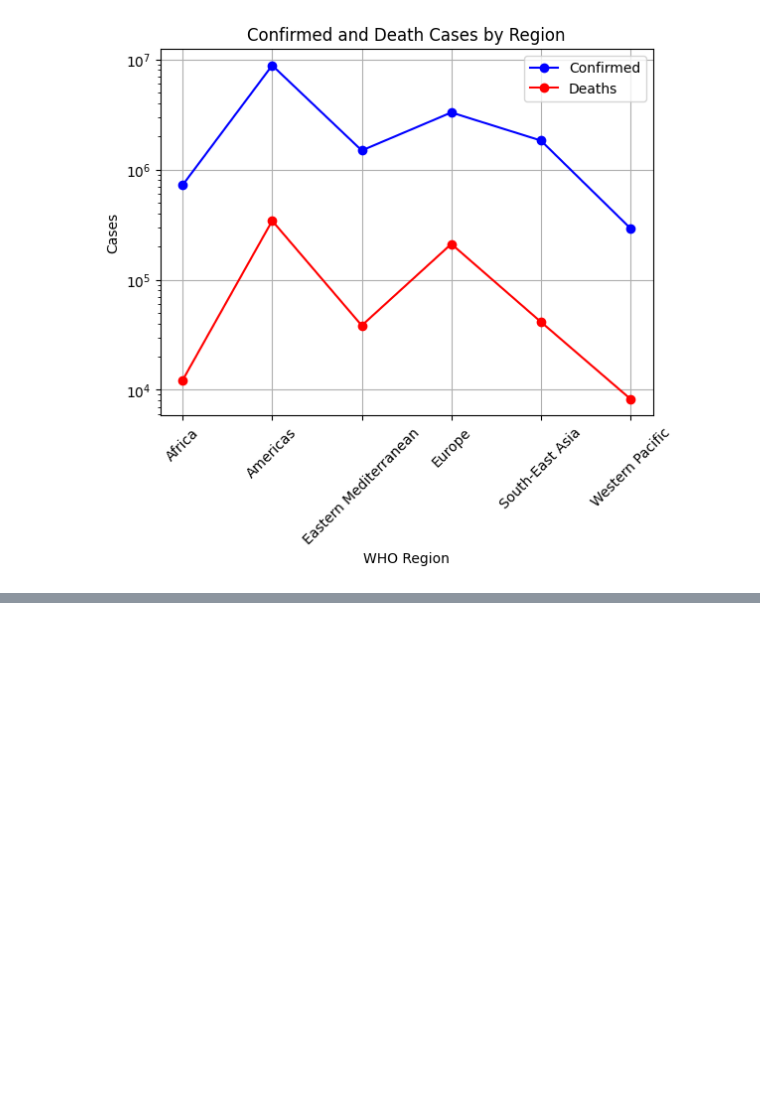
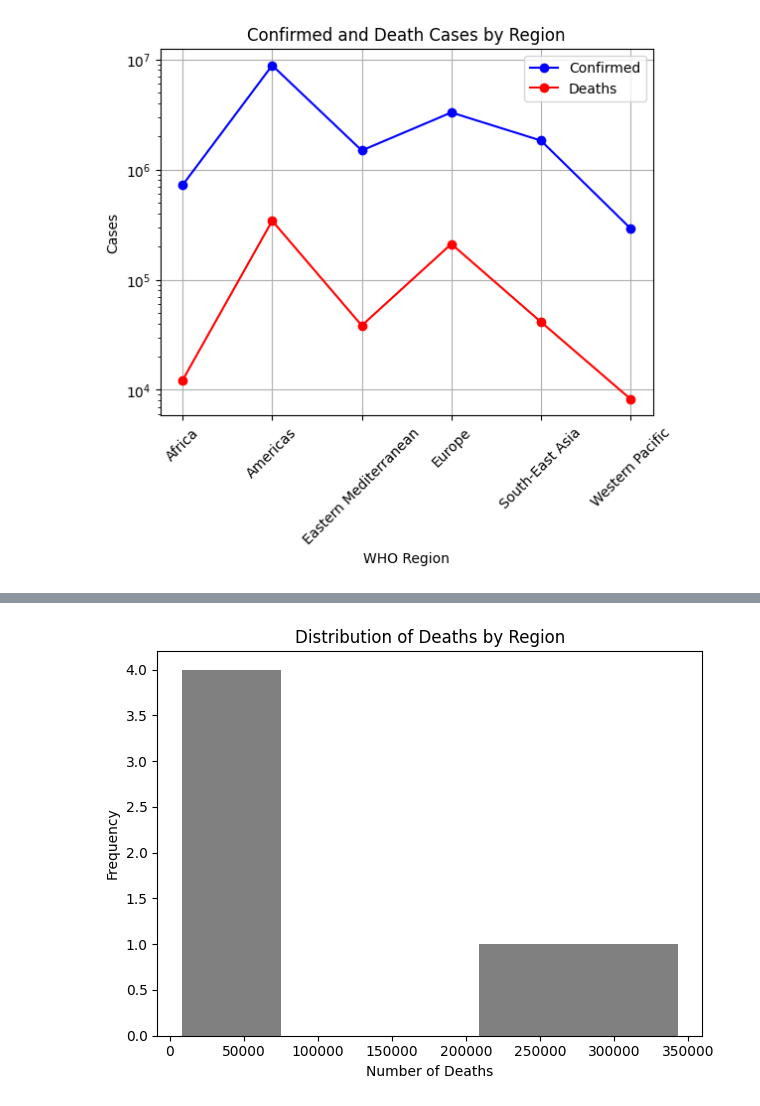
Before and after one commit to santhosh-genai/ai-engineer, a Jupyter notebook: python/assignments/Assignment_week5/covid_visualization.ipynb, the cells around one changed output, grey strips where cells are left out. Cells and saved outputs as stored; diff of their text form; code cells hidden in the pictures; blank space fills up the shorter version.

```diff
--- a/python/assignments/Assignment_week5/covid_visualization.ipynb
+++ b/python/assignments/Assignment_week5/covid_visualization.ipynb
@@ -68,0 +102,4 @@ report.scatter_plot_compare_recovery_rates()
+# %%
+report.hist_summarize_death_by_region()
+# %% [output]
+[figure, added]
```
Also changed, not shown: parts of 4 cells of this notebook, 1 other file.
